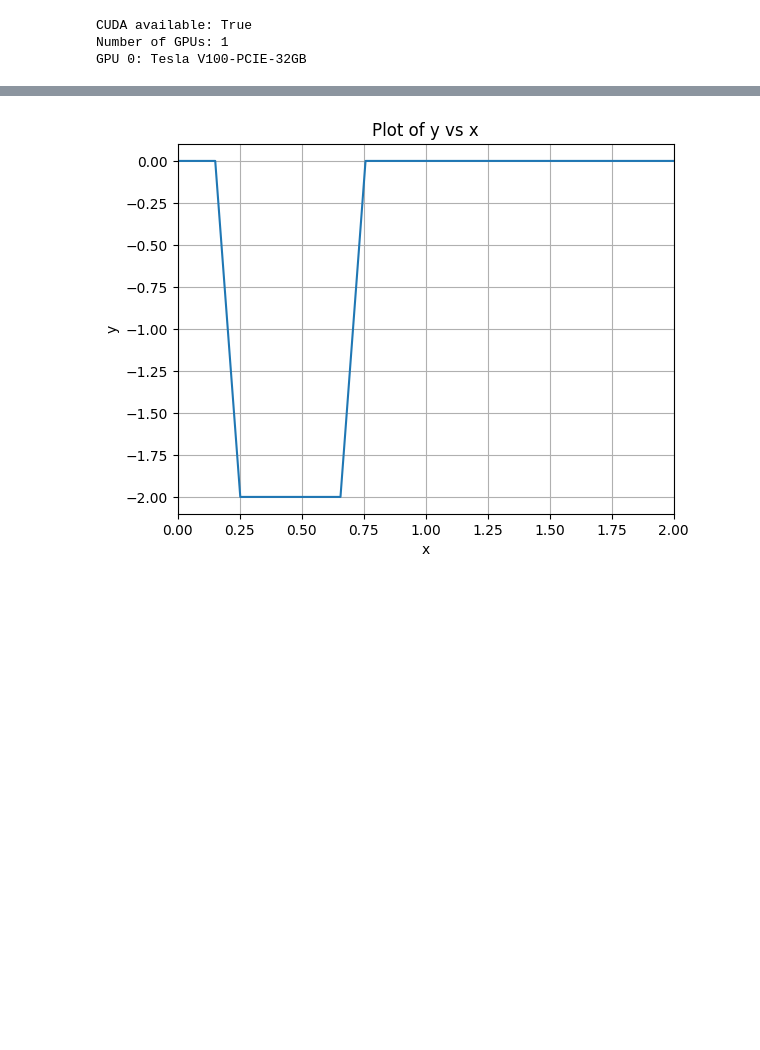
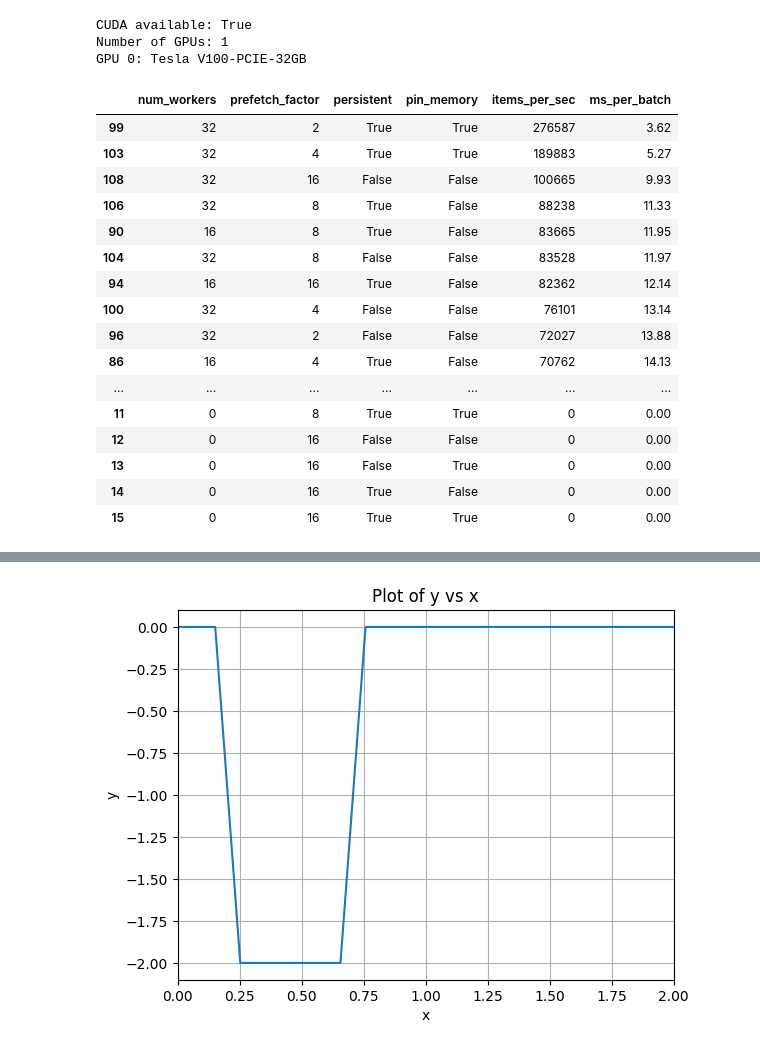
Before and after one commit to Goreg12345/crosslayer-transcoder, a Jupyter notebook: train.ipynb, the cells around one changed output, grey strips where cells are left out. Drawn from its saved outputs; the diff is of its cells as text; code cells hidden in the pictures; blank space fills up the shorter version.

```diff
--- a/train.ipynb
+++ b/train.ipynb
@@ -65,11 +34,104 @@ buffer = DiscBuffer('/var/local/glang/activations/clt-activations-10M.h5', 'tens
 
 loader = torch.utils.data.DataLoader(
     buffer,
-    num_workers=20,
-    prefetch_factor=10,
+    num_workers=1,
+ #   prefetch_factor=10,
     batch_size=1000,
     shuffle=True,
+    persistent_workers=True,
 )
+test_loader = torch.utils.data.DataLoader(
+    buffer,
+    num_workers=1,
+    #prefetch_factor=10,
+    batch_size=1000,
+    shuffle=True,
+    persistent_workers=True,
+)
+# %%
+from tqdm import tqdm
+
+# ------- rest of the cell is unchanged ------------------------------
+import itertools, time, torch, pandas as pd
+from buffer import DiscBuffer
+
+DATA_PATH   = "/var/local/glang/activations/clt-activations-10M.h5"
+BATCH_SIZE  = 1_000
+N_BATCHES   = 30
+WARMUP      = 3
+
+NUM_WORKERS       = [0, 1, 2, 4, 8, 16, 32]
+PREFETCH_FACTOR   = [2, 4, 8, 16]
+PERSISTENT        = [False, True]
+PIN_MEMORY        = [False, True]
+
+def bench_once(num_workers, pff, persistent, pin_memory):
+    if num_workers == 0 and pff is not None:         # skip: illegal combo
+        return {
+            "num_workers": num_workers,
+            "prefetch_factor": pff,
+            "persistent": persistent,
+            "pin_memory": pin_memory,
+            "items_per_sec": 0,
+            "ms_per_batch": 0,
+        }
+    ds = DiscBuffer(DATA_PATH, "tensor")
+    loader = torch.utils.data.DataLoader(
+        ds,
+        batch_size=BATCH_SIZE,
+        num_workers=num_workers,
+        prefetch_factor=pff,
+        persistent_workers=persistent,
+        shuffle=True,
+        pin_memory=pin_memory,
+    )
+    it = iter(loader)
+    for _ in range(WARMUP):
+        next(it)
+
+    t0, n_items = time.perf_counter(), 0
+    for _ in range(N_BATCHES):
+        batch = next(it)
+        if isinstance(batch, torch.Tensor):
+            n_items += batch.size(0)
+        elif isinstance(batch, (list, tuple)):
+            n_items += batch[0].size(0)
+        else:                              # dict or other mapping
+            n_items += next(iter(batch.values())).size(0)
+
+    dt = time.perf_counter() - t0
+    return {
+        "num_workers": num_workers,
+        "prefetch_factor": pff,
+        "persistent": persistent,
+        "pin_memory": pin_memory,
+        "items_per_sec": n_items / dt,
+        "ms_per_batch": 1_000 * dt / N_BATCHES,
+    }
+
+grid = list(itertools.product(NUM_WORKERS, PREFETCH_FACTOR, PERSISTENT, PIN_MEMORY))
+results = [bench_once(*cfg) for cfg in tqdm(grid, desc="benchmarking")]
+
+df = pd.DataFrame(results).sort_values("items_per_sec", ascending=False)
+display(df.style.format({"items_per_sec": "{:.0f}", "ms_per_batch": "{:.2f}"}))
+# %% [output]
+|  | num_workers | prefetch_factor | persistent | pin_memory | items_per_sec | ms_per_batch |
+| 99 | 32 | 2 | True | True | 276587 | 3.62 |
+| 103 | 32 | 4 | True | True | 189883 | 5.27 |
+| 108 | 32 | 16 | False | False | 100665 | 9.93 |
+| 106 | 32 | 8 | True | False | 88238 | 11.33 |
+| 90 | 16 | 8 | True | False | 83665 | 11.95 |
+| 104 | 32 | 8 | False | False | 83528 | 11.97 |
+| 94 | 16 | 16 | True | False | 82362 | 12.14 |
+| 100 | 32 | 4 | False | False | 76101 | 13.14 |
+| 96 | 32 | 2 | False | False | 72027 | 13.88 |
+| 86 | 16 | 4 | True | False | 70762 | 14.13 |
+| ... | ... | ... | ... | ... | ... | ... |
+| 11 | 0 | 8 | True | True | 0 | 0.00 |
+| 12 | 0 | 16 | False | False | 0 | 0.00 |
+| 13 | 0 | 16 | False | True | 0 | 0.00 |
+| 14 | 0 | 16 | True | False | 0 | 0.00 |
+| 15 | 0 | 16 | True | True | 0 | 0.00 |
 # %%
 from lightning.pytorch.loggers import WandbLogger
 from clt import CrossLayerTranscoder
```
Also changed, not shown: parts of 6 cells of this notebook, 4 other files.
